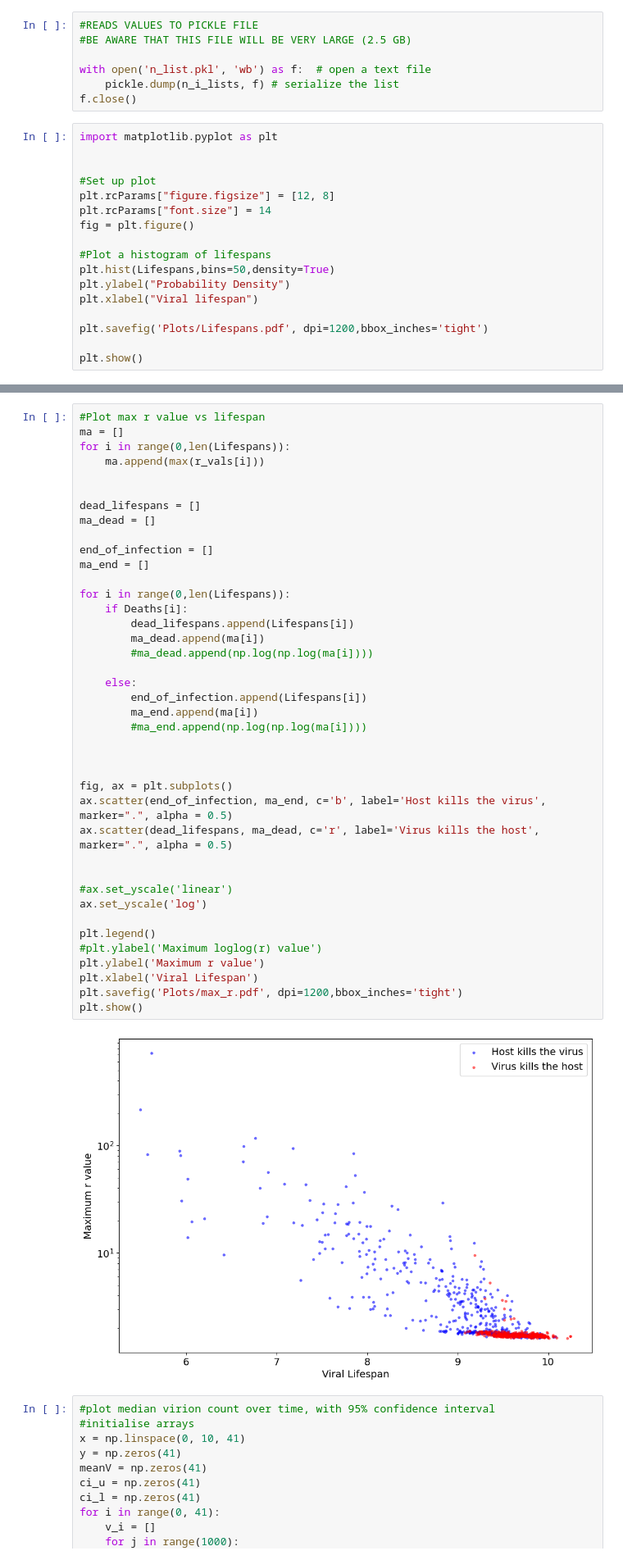
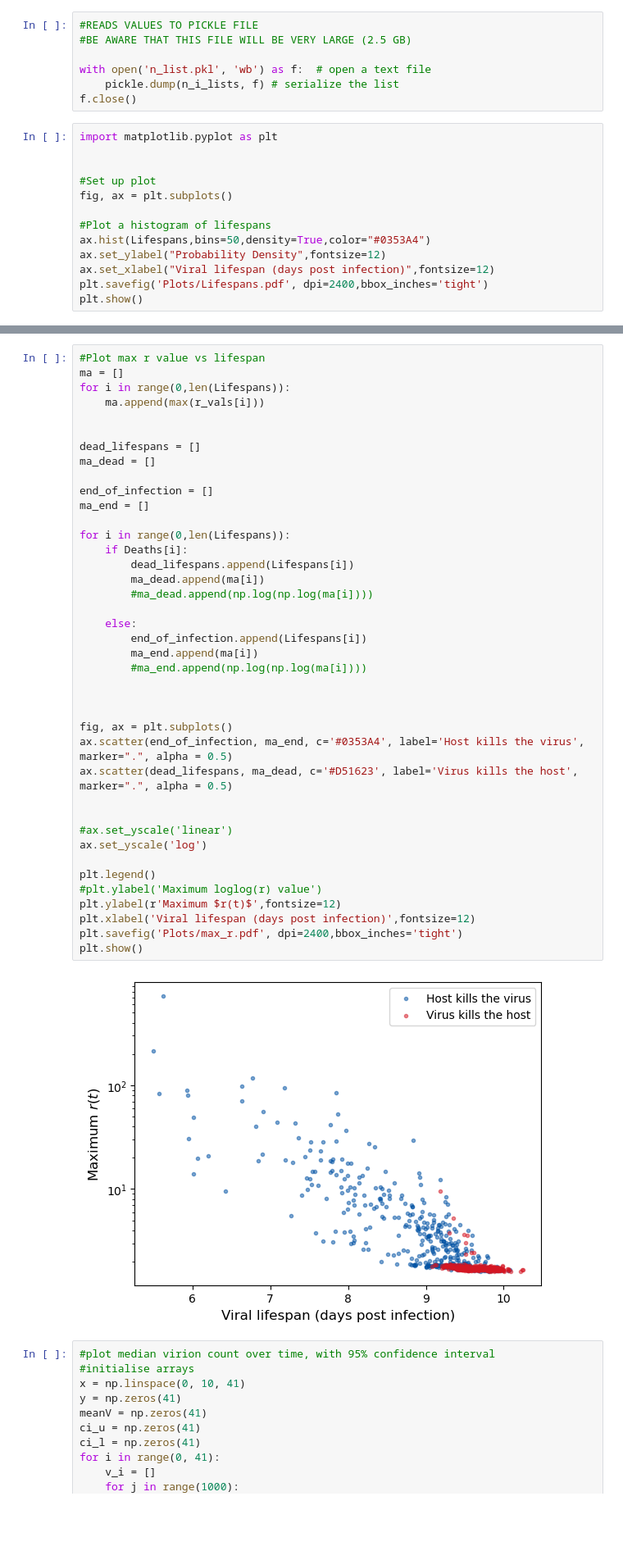
Before and after one commit to joshlooks/avianflu, a Jupyter notebook: bpm.ipynb, the cells around one changed output, grey strips where cells are left out. Shown at 82% size. Drawn from its saved outputs; the diff is of its cells as text; blank space fills up the shorter version.

```diff
--- a/bpm.ipynb
+++ b/bpm.ipynb
@@ -166,16 +168,12 @@ import matplotlib.pyplot as plt
 
 
 #Set up plot
-plt.rcParams["figure.figsize"] = [12, 8]
-plt.rcParams["font.size"] = 14
-fig = plt.figure()
+fig, ax = plt.subplots()
 
 #Plot a histogram of lifespans
-plt.hist(Lifespans,bins=50,density=True)
-plt.ylabel("Probability Density")
-plt.xlabel("Viral lifespan")
-
-plt.savefig('Plots/Lifespans.pdf', dpi=1200,bbox_inches='tight')
-
+ax.hist(Lifespans,bins=50,density=True,color="#0353A4")
+ax.set_ylabel("Probability Density",fontsize=12)
+ax.set_xlabel("Viral lifespan (days post infection)",fontsize=12)
+plt.savefig('Plots/Lifespans.pdf', dpi=2400,bbox_inches='tight')
 plt.show()
 # %% [output]
@@ -239,39 +237,39 @@ for i in range(0,len(Lifespans)):
 
 dead_lifespans = []
 ma_dead = []
 
 end_of_infection = []
 ma_end = []
 
 for i in range(0,len(Lifespans)):
     if Deaths[i]:
         dead_lifespans.append(Lifespans[i])
         ma_dead.append(ma[i])
         #ma_dead.append(np.log(np.log(ma[i])))
 
     else:
         end_of_infection.append(Lifespans[i])
         ma_end.append(ma[i])
         #ma_end.append(np.log(np.log(ma[i])))
 
 
 
 fig, ax = plt.subplots()
-ax.scatter(end_of_infection, ma_end, c='b', label='Host kills the virus', marker=".", alpha = 0.5)
-ax.scatter(dead_lifespans, ma_dead, c='r', label='Virus kills the host', marker=".", alpha = 0.5)
+ax.scatter(end_of_infection, ma_end, c='#0353A4', label='Host kills the virus', marker=".", alpha = 0.5)
+ax.scatter(dead_lifespans, ma_dead, c='#D51623', label='Virus kills the host', marker=".", alpha = 0.5)
 
 
 #ax.set_yscale('linear')
 ax.set_yscale('log')
 
 plt.legend()
 #plt.ylabel('Maximum loglog(r) value')
-plt.ylabel('Maximum r value')
-plt.xlabel('Viral Lifespan')
-plt.savefig('Plots/max_r.pdf', dpi=1200,bbox_inches='tight')
+plt.ylabel(r'Maximum $r(t)$',fontsize=12)
+plt.xlabel('Viral lifespan (days post infection)',fontsize=12)
+plt.savefig('Plots/max_r.pdf', dpi=2400,bbox_inches='tight')
 plt.show()
 # %% [output]
-[figure, old version]
+[figure, new version]
 # %%
 #plot median virion count over time, with 95% confidence interval
 #initialise arrays
```
Also changed, not shown: parts of 12 cells of this notebook, 3 other files.
